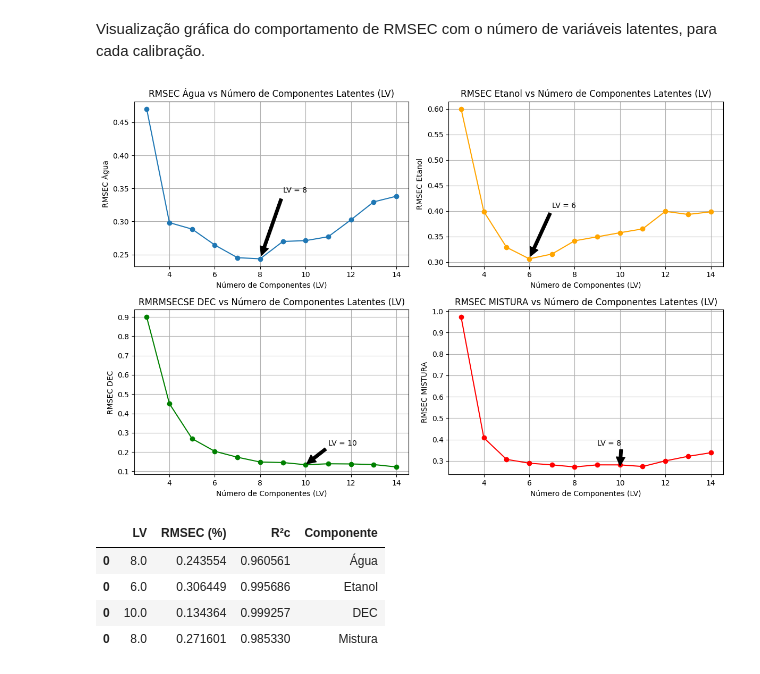
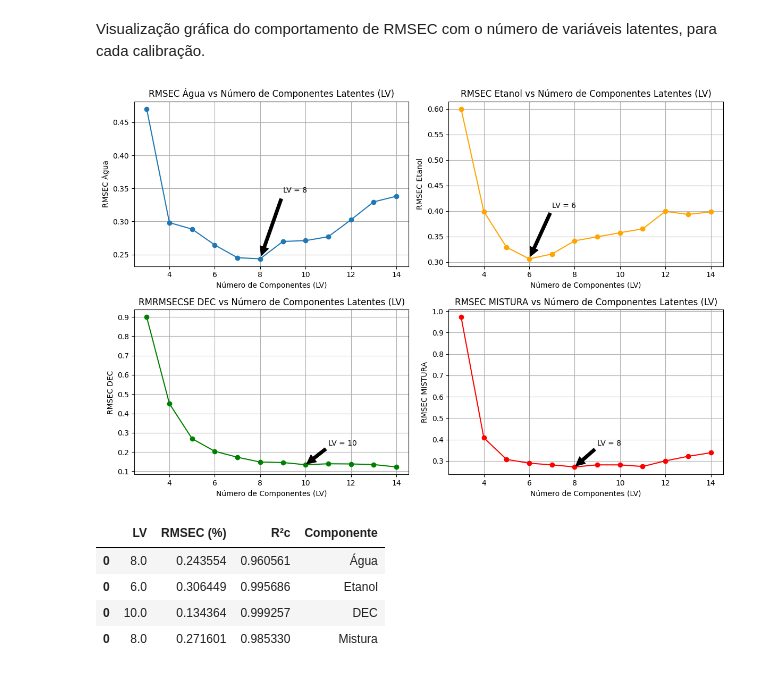
Before and after one commit to hermannvargens/doutorado, a Jupyter notebook: PLS.ipynb, the cells around one changed output. Saved outputs shown, nothing was run; the diff lists cells and outputs as text; code cells hidden in the pictures.

```diff
--- a/PLS.ipynb
+++ b/PLS.ipynb
@@ -210,35 +210,35 @@ plt.grid(True)
 
 plt.subplot(2, 2, 2)
 plt.plot(lv_num, rmsec_etanol, marker='o', color='orange')
 plt.xlabel('Número de Componentes (LV)')
 plt.ylabel('RMSEC Etanol')
 plt.title('RMSEC Etanol vs Número de Componentes Latentes (LV)')
 plt.annotate('LV = 6', xy=(6, rmsec_etanol[6 - 3]), xytext=(6 + 1, rmsec_etanol[6 - 3] + 0.1),
              arrowprops=dict(facecolor='black', shrink=0.05))
 plt.grid(True)
 
 plt.subplot(2, 2, 3)
 plt.plot(lv_num, rmsec_dec, marker='o', color='green')
 plt.xlabel('Número de Componentes (LV)')
 plt.ylabel('RMSEC DEC')
 plt.title('RMRMSECSE DEC vs Número de Componentes Latentes (LV)')
 plt.annotate('LV = 10', xy=(10, rmsec_dec[10 - 3]), xytext=(10 + 1, rmsec_dec[10 - 3] + 0.1),
              arrowprops=dict(facecolor='black', shrink=0.05))
 plt.grid(True)
 
 plt.subplot(2, 2, 4)
 plt.plot(lv_num, rmsec_mistura, marker='o', color='red')
 plt.xlabel('Número de Componentes (LV)')
 plt.ylabel('RMSEC MISTURA')
 plt.title('RMSEC MISTURA vs Número de Componentes Latentes (LV)')
-plt.annotate('LV = 8', xy=(10, rmsec_mistura[8 - 3]), xytext=(8 + 1, rmsec_mistura[8 - 3] + 0.1),
+plt.annotate('LV = 8', xy=(8, rmsec_mistura[8 - 3]), xytext=(8 + 1, rmsec_mistura[8 - 3] + 0.1),
              arrowprops=dict(facecolor='black', shrink=0.05))
 plt.grid(True)
 
 plt.tight_layout()
 plt.show()
 # %% [output]
-[figure, old version]
+[figure, new version]
 # %%
 #Gerar Tabela de Dados com os resultados das escolhas de LV
 
```
